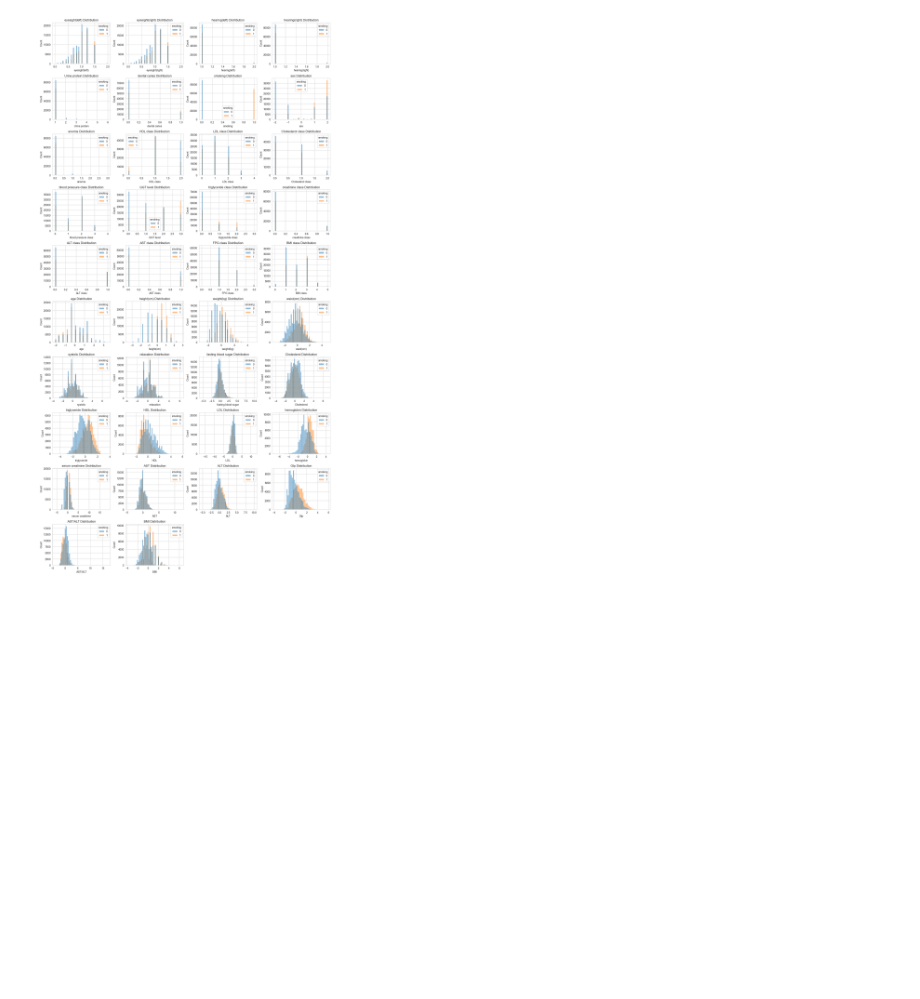
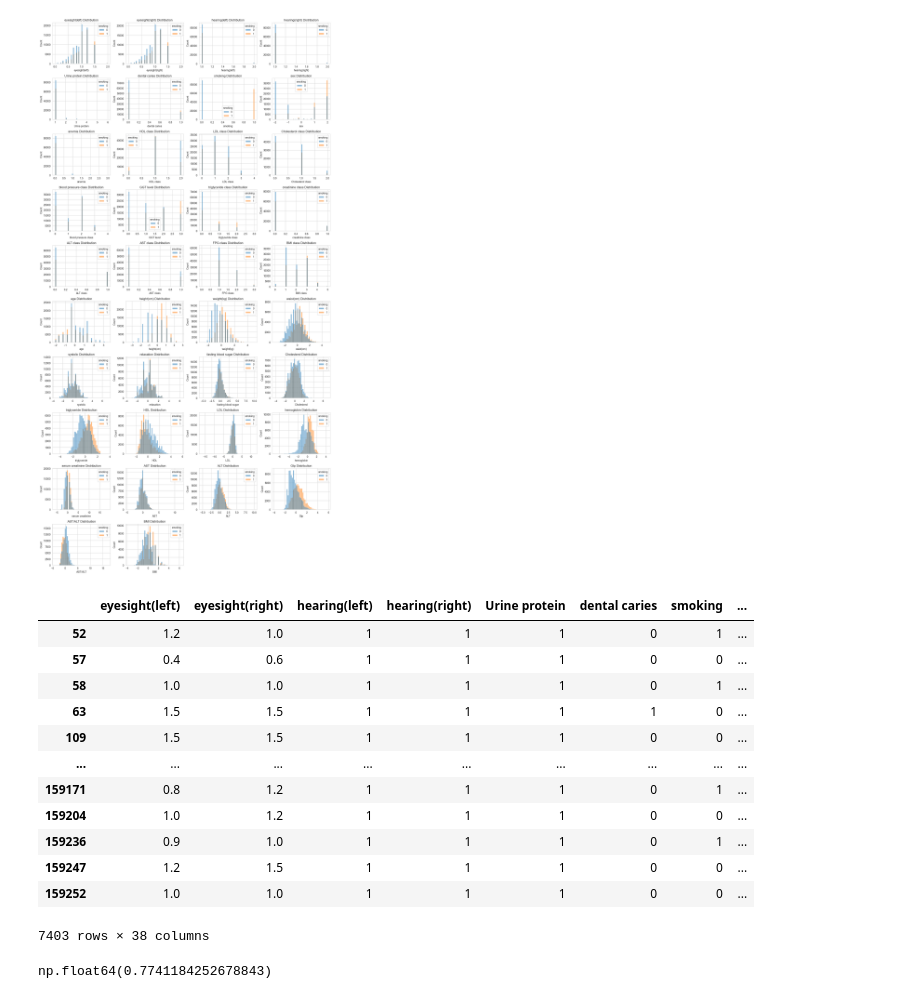
Before and after one commit to 250MHz/smoker-status, a Jupyter notebook: notebooks/0.02-250mhz-feature-extraction-exploration.ipynb, the cells around one changed output. Drawn from its saved outputs; the diff is of its cells as text; code cells hidden in the pictures; blank space fills up the shorter version.

```diff
--- a/notebooks/0.02-250mhz-feature-extraction-exploration.ipynb
+++ b/notebooks/0.02-250mhz-feature-extraction-exploration.ipynb
@@ -479,3 +479,27 @@ X_copy_scaled.describe()
 plot_feature_histograms(X_copy_scaled)
 # %% [output]
 [figure]
+# %%
+X_copy_scaled[(X_copy_scaled['sex'] % 1 != 0) & (X_copy_scaled['sex'] % 1 != 0.2)  ]
+# %% [output]
+|  | eyesight(left) | eyesight(right) | hearing(left) | hearing(right) | Urine protein | dental caries | smoking | ... |
+| 52 | 1.2 | 1.0 | 1 | 1 | 1 | 0 | 1 | ... |
+| 57 | 0.4 | 0.6 | 1 | 1 | 1 | 0 | 0 | ... |
+| 58 | 1.0 | 1.0 | 1 | 1 | 1 | 0 | 1 | ... |
+| 63 | 1.5 | 1.5 | 1 | 1 | 1 | 1 | 0 | ... |
+| 109 | 1.5 | 1.5 | 1 | 1 | 1 | 0 | 0 | ... |
+| ... | ... | ... | ... | ... | ... | ... | ... | ... |
+| 159171 | 0.8 | 1.2 | 1 | 1 | 1 | 0 | 1 | ... |
+| 159204 | 1.0 | 1.2 | 1 | 1 | 1 | 0 | 0 | ... |
+| 159236 | 0.9 | 1.0 | 1 | 1 | 1 | 0 | 1 | ... |
+| 159247 | 1.2 | 1.5 | 1 | 1 | 1 | 0 | 0 | ... |
+| 159252 | 1.0 | 1.0 | 1 | 1 | 1 | 0 | 0 | ... |
+7403 rows × 38 columns
+# %%
+_X = X_copy_scaled.copy(deep=True)
+y = _X.pop('smoking')
+clf = RandomForestClassifier(n_estimators=100, random_state=1, n_jobs=-1)
+scores = cross_val_score(clf, _X, y, cv=10, scoring='accuracy', n_jobs=-1)
+scores.mean()
+# %% [output]
+np.float64(0.7741184252678843)
```
Also changed, not shown: parts of 3 cells of this notebook, 1 other file.
